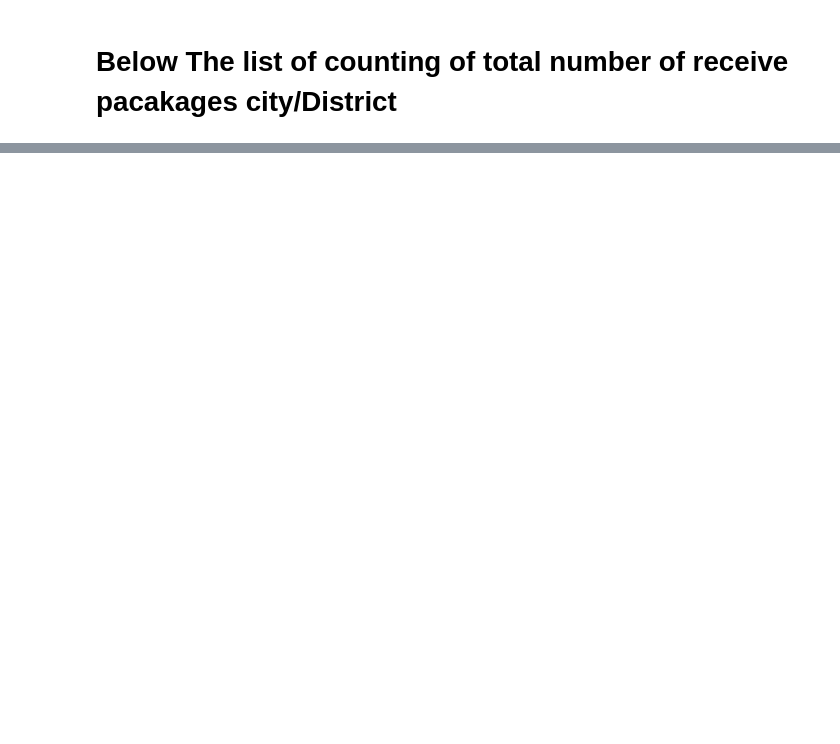
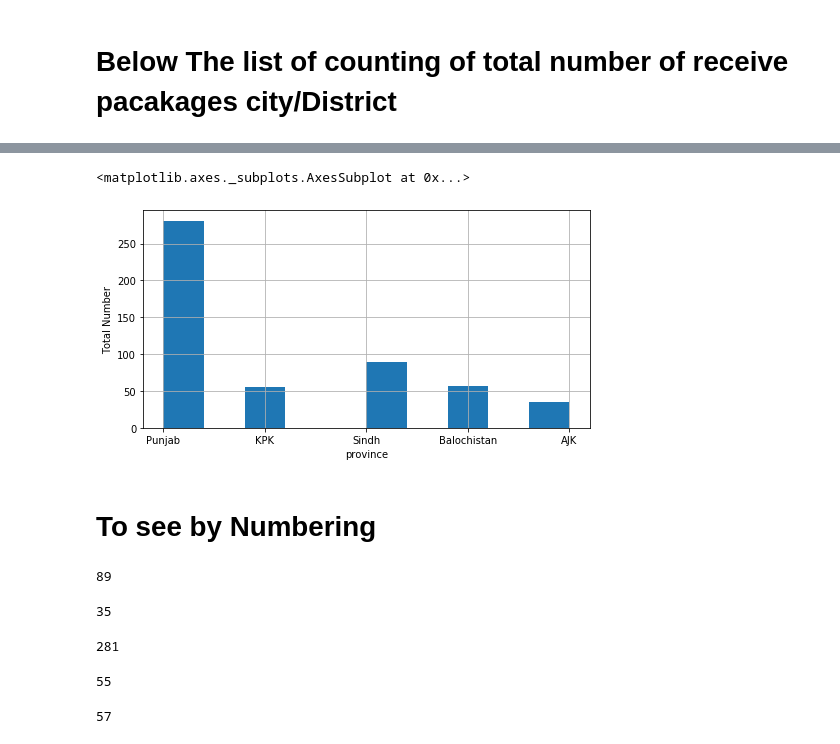
Before and after one commit to SheikhHamxa/Django-data-analysis-fyp-, a Jupyter notebook: # Data Anaylysis With Python Fyp CMS.ipynb, the cells around one changed output, grey strips where cells are left out. Drawn from its saved outputs; the diff is of its cells as text; code cells hidden in the pictures; blank space fills up the shorter version.

```diff
--- a/# Data Anaylysis With Python Fyp CMS.ipynb
+++ b/# Data Anaylysis With Python Fyp CMS.ipynb
@@ -141,8 +224,0 @@ plt.show()
-# %%
-
-plt.rcParams['figure.figsize']=(12,8)
-
-df.groupby('to_province')['id'].nunique().plot(kind='bar')
-
-figsize=(28,5)
-plt.show()
@@ -176,8 +224,0 @@ Baloch
-# %%
-
-plt.rcParams['figure.figsize']=(10,8)
-
-df.groupby('package_type')['id'].nunique().plot(kind='bar')
-
-figsize=(28,5)
-plt.show()
@@ -247,8 +224,0 @@ df1.head(10)
-# %%
-
-plt.rcParams['figure.figsize']=(12,8)
-
-df1.groupby('city')['id'].nunique().plot(kind='bar')
-
-figsize=(28,5)
-plt.show()
@@ -276,8 +224,0 @@ print(que)
-# %%
-
-plt.rcParams['figure.figsize']=(12,8)
-
-df1.groupby('province')['id'].nunique().plot(kind='bar')
-
-figsize=(28,5)
-plt.show()
@@ -340,0 +252,35 @@ plt.ylim(0,)
+# %%
+plt.rcParams['figure.figsize']=(8,4)
+plt.xlabel('province')
+plt.ylabel('Total Number')
+df_pkg_rates.to_province.hist()
+# %% [output]
+<matplotlib.axes._subplots.AxesSubplot at 0x...>
+[figure, added]
+# %% [markdown]
+# To see by Numbering
+# %%
+Sindh= df_pkg_rates.to_province.value_counts()['Sindh']
+Sindh
+# %% [output]
+89
+# %%
+Ajk= df_pkg_rates.to_province.value_counts()['AJK']
+Ajk
+# %% [output]
+35
+# %%
+Punjab= df_pkg_rates.to_province.value_counts()['Punjab']
+Punjab
+# %% [output]
+281
+# %%
+Kpk= df_pkg_rates.to_province.value_counts()['KPK']
+Kpk
+# %% [output]
+55
+# %%
+Baloch= df_pkg_rates.to_province.value_counts()['Balochistan']
+Baloch
+# %% [output]
+57
```
Also changed, not shown: parts of 215 cells of this notebook.
